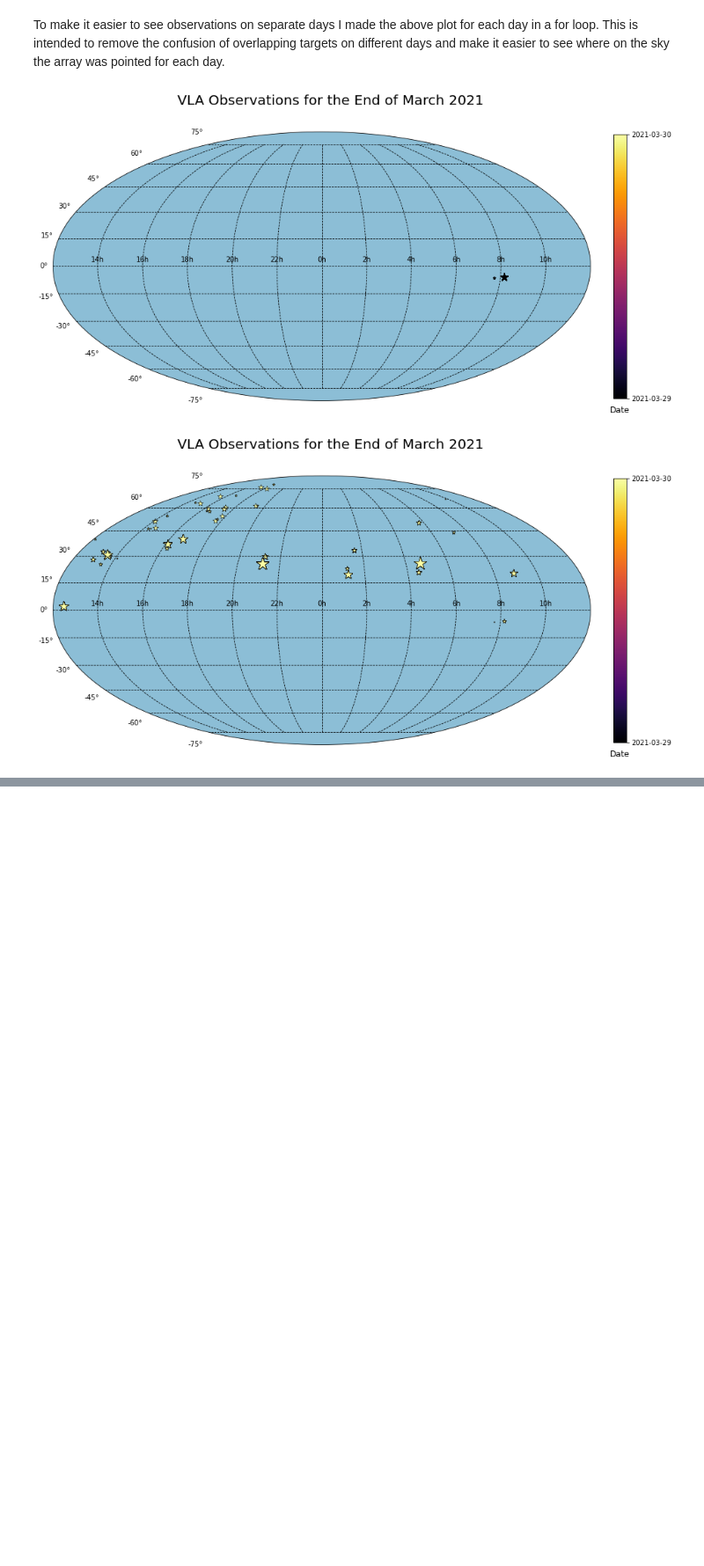
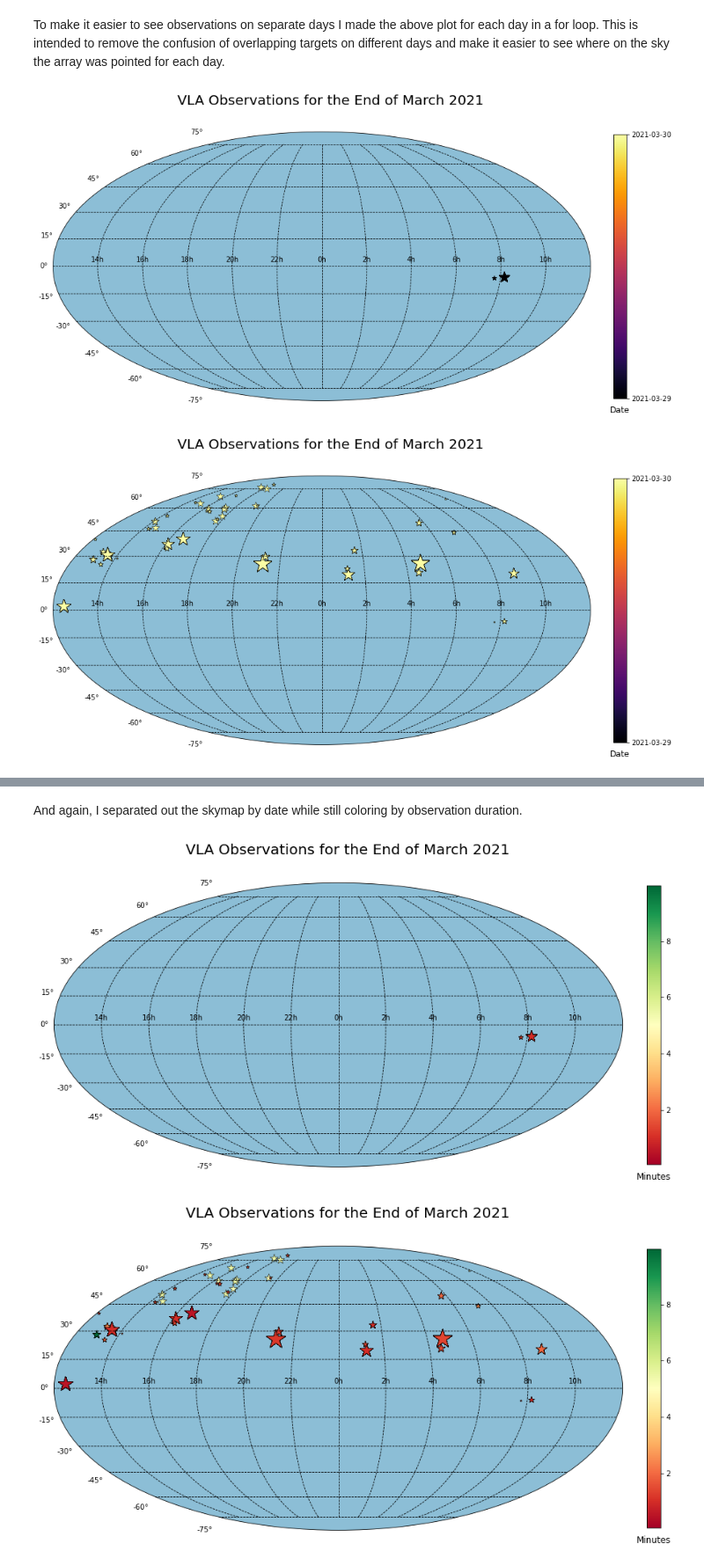
Before and after one commit to Tusay/VLA, a Jupyter notebook: VLA_Logs.ipynb, the cells around one changed output, grey strips where cells are left out. Shown at 88% size. Drawn from its saved outputs; the diff is of its cells as text; code cells hidden in the pictures; blank space fills up the shorter version.

```diff
--- a/VLA_Logs.ipynb
+++ b/VLA_Logs.ipynb
@@ -470,0 +542,40 @@ for d,date in enumerate(Dates):
+# %% [markdown]
+And again, I separated out the skymap by date while still coloring by observation duration.
+# %%
+Dates = sorted(set(df.Start_Date))
+Duration = df.Obs_Secs/60
+
+cmap = plt.cm.RdYlGn
+norm = matplotlib.colors.Normalize(vmin=min(Duration), vmax=max(Duration))
+
+for d,date in enumerate(Dates):
+    # Set colormapping
+    df_temp = df[df.Start_Date==date]
+    dur = df_temp.Obs_Secs/60
+    colors=cmap(norm(dur))
+    sm = plt.cm.ScalarMappable(cmap=cmap, norm=norm)
+    cbar=fig.colorbar(sm,pad=0.01)
+    cbar.set_ticks(np.arange(0,max(Duration),1))
+    cbar.set_ticklabels(np.arange(0,max(Duration),1))
+    # Set skymap
+    fig = plt.figure(figsize=(15,10))
+    ax = fig.add_subplot(111, projection="mollweide")
+    # Set coordinates
+    ra = coord.Angle(df[df['Start_Date'].str.contains(date)]['RA']*u.degree)
+    ra = ra.wrap_at(180*u.degree)
+    dec = coord.Angle(df[df['Start_Date'].str.contains(date)]['DEC']*u.degree)
+    targets = df[df['Start_Date'].str.contains(date)]['SRC']
+    sizes = [list(targets).count(i)*10 for i in targets]
+    # Plot points
+    ax.scatter(ra.radian, dec.radian,s=sizes,marker='*',edgecolor='black',linewidth=0.5,color=colors)
+    ax.set_xticklabels(['14h','16h','18h','20h','22h','0h','2h','4h','6h','8h','10h'])
+    cbar=fig.colorbar(sm,pad=0.04,fraction=0.023)
+    # Making it pretty
+    plt.grid(axis='both', which='major', color='black', linestyle='--')
+    ax.set_facecolor('#8CBED6')
+    cbar.ax.set_title('Minutes',y=-0.07)
+    fig.suptitle('VLA Observations for the End of March 2021', fontsize=20, y=0.85)
+    plt.show()
+# %% [output]
+[figure, added]
+[figure, added]
```
Also changed, not shown: parts of 10 cells of this notebook.
